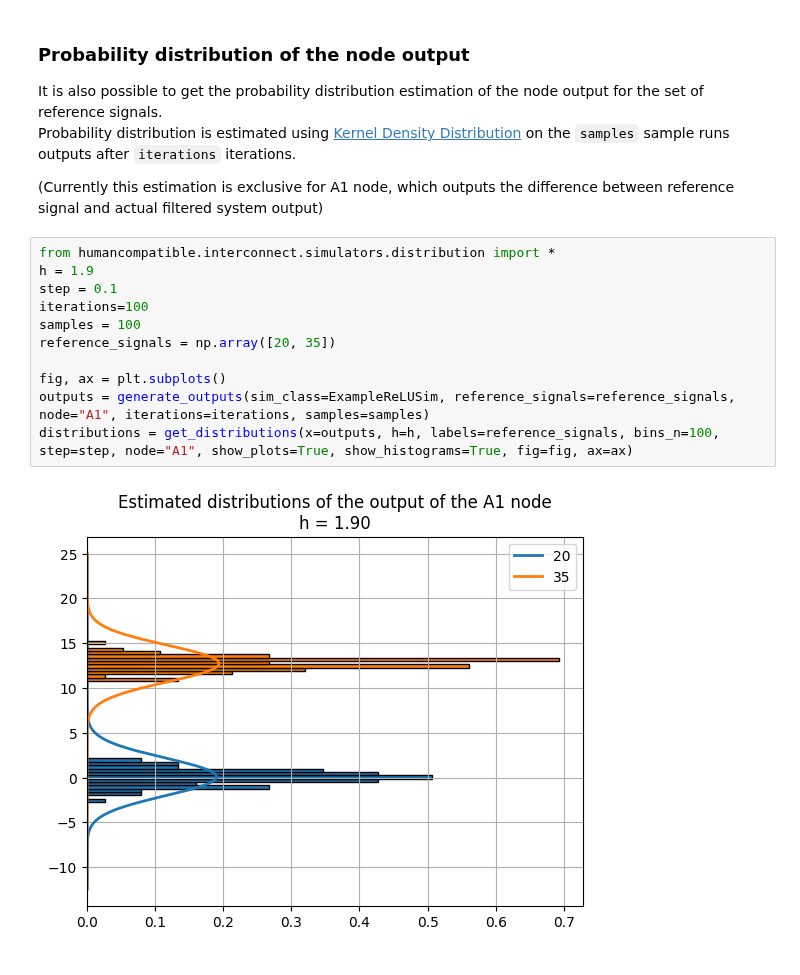
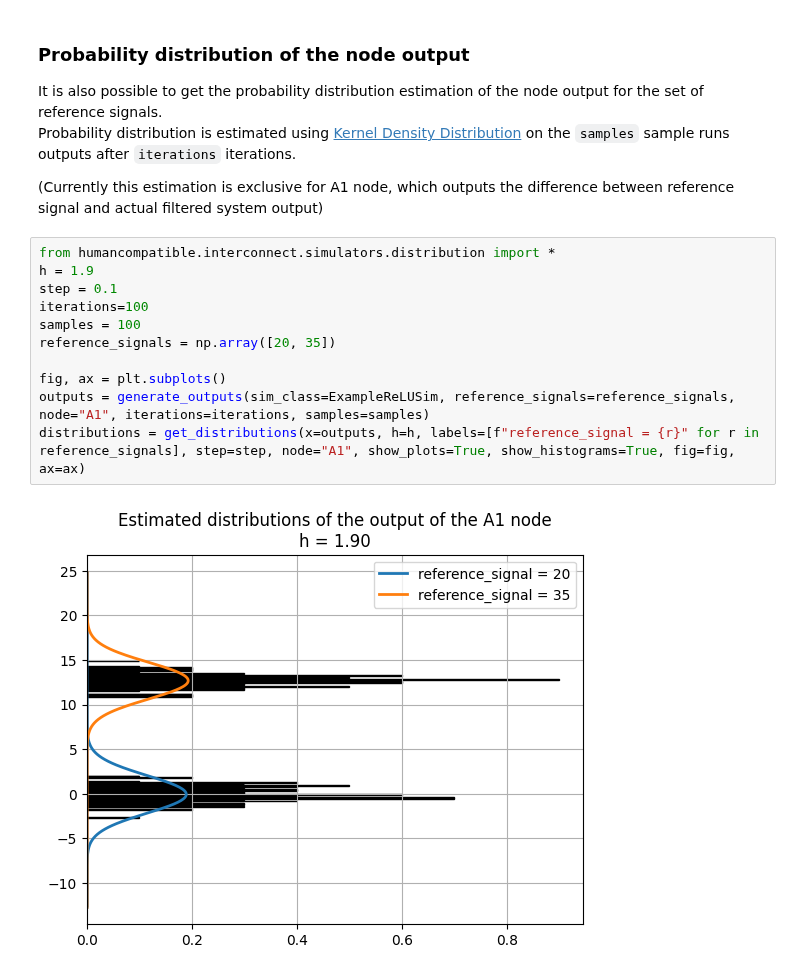
Before and after one commit to humancompatible/interconnect, a Jupyter notebook: examples/approximation.ipynb, the cells around one changed output. Cells and saved outputs as stored; diff of their text form.

```diff
--- a/examples/approximation.ipynb
+++ b/examples/approximation.ipynb
@@ -55,13 +51,13 @@ Probability distribution is estimated using [Kernel Density Distribution](https:
 # %%
 from humancompatible.interconnect.simulators.distribution import *
 h = 1.9
 step = 0.1
 iterations=100
 samples = 100
 reference_signals = np.array([20, 35])
 
 fig, ax = plt.subplots()
 outputs = generate_outputs(sim_class=ExampleReLUSim, reference_signals=reference_signals, node="A1", iterations=iterations, samples=samples)
-distributions = get_distributions(x=outputs, h=h, labels=reference_signals, bins_n=100, step=step, node="A1", show_plots=True, show_histograms=True, fig=fig, ax=ax)
+distributions = get_distributions(x=outputs, h=h, labels=[f"reference_signal = {r}" for r in reference_signals], step=step, node="A1", show_plots=True, show_histograms=True, fig=fig, ax=ax)
 # %% [output]
-[figure, old version]
+[figure, new version]
```
Also changed, not shown: parts of 4 cells of this notebook, 2 other files.
